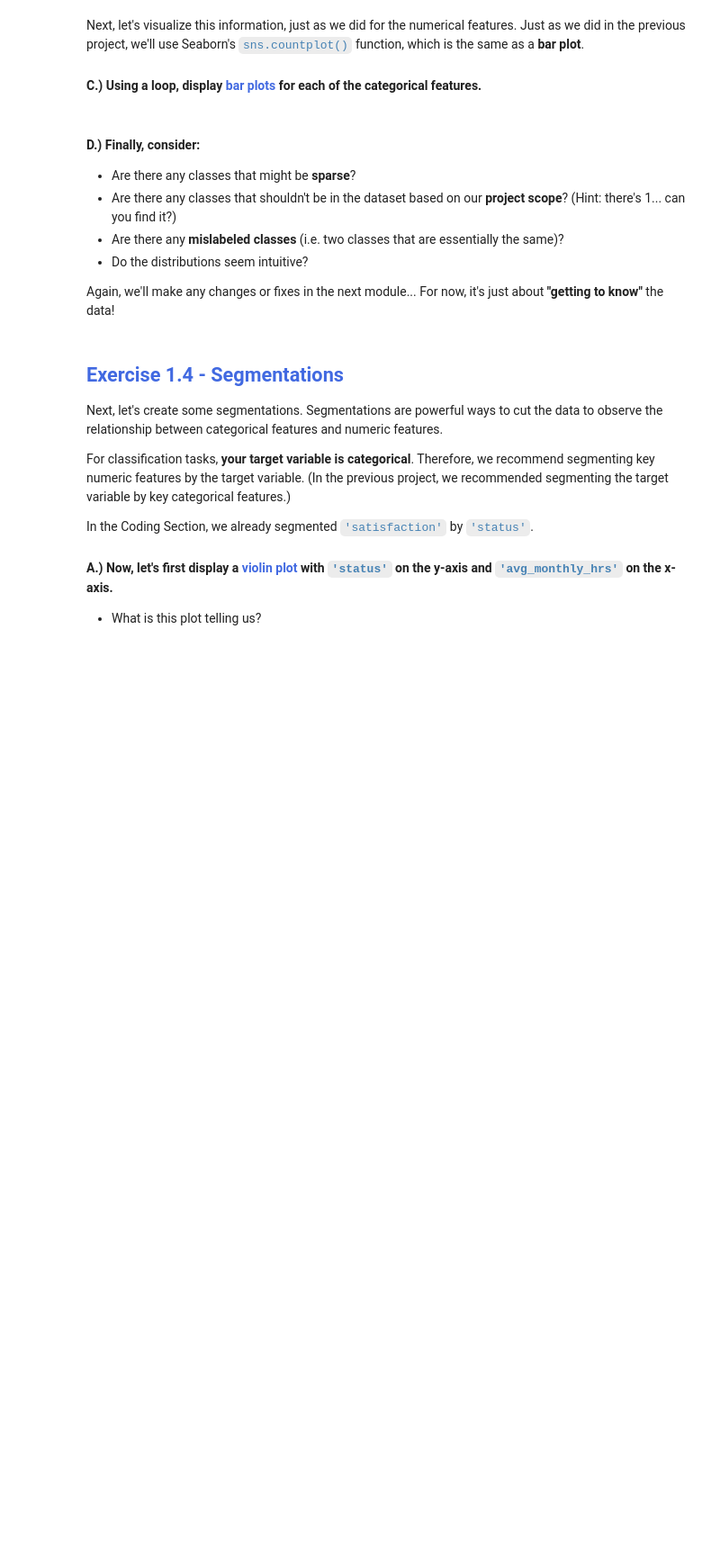
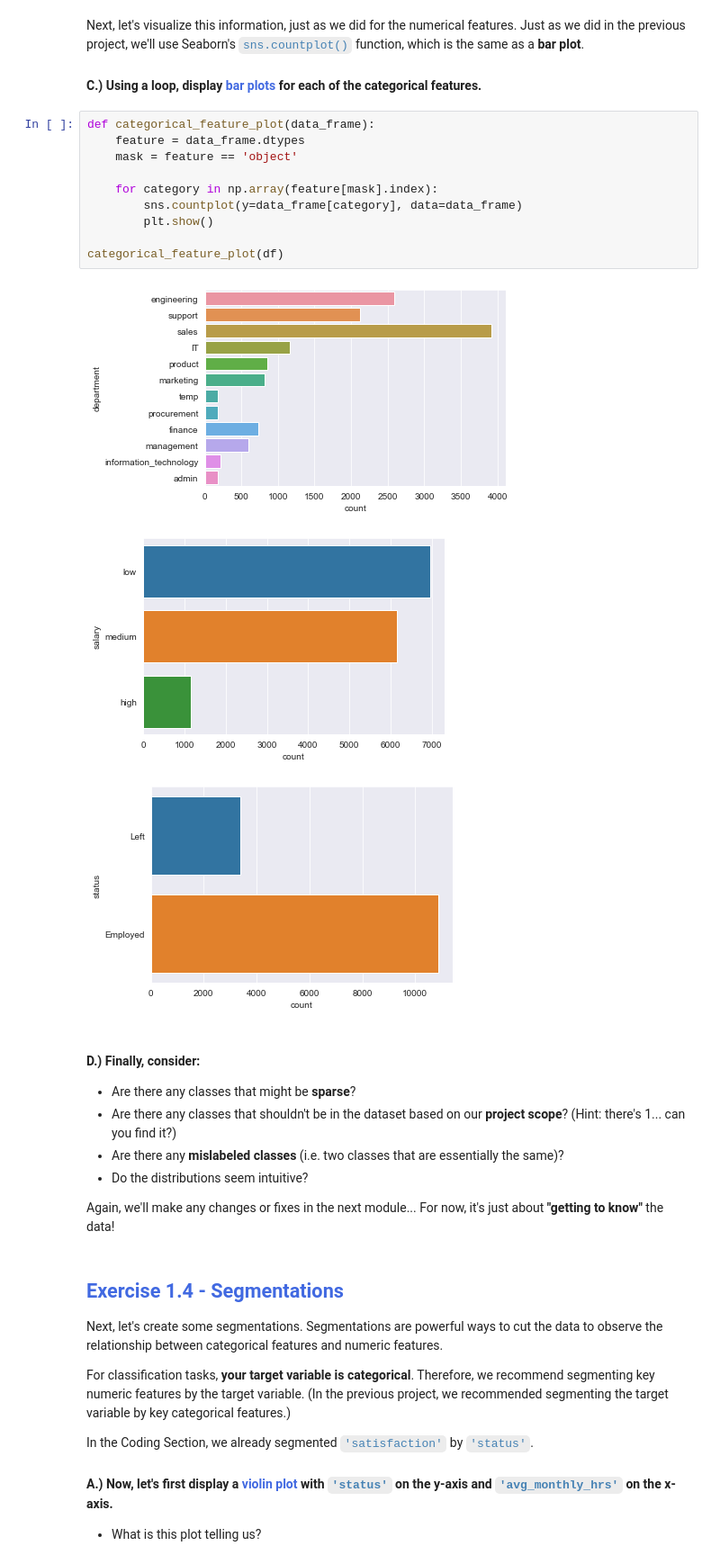
Before and after one commit to tundeiness/Chief-People-Officer, a Jupyter notebook: 1 - Workbook - Exploratory Analysis Plus.ipynb, the cells around one changed output. Shown at 90% size. Cells and saved outputs as stored; diff of their text form; blank space fills up the shorter version.

Commit message:
display bar plots for each of the categorical features

```diff
--- a/1 - Workbook - Exploratory Analysis Plus.ipynb
+++ b/1 - Workbook - Exploratory Analysis Plus.ipynb
@@ -665,6 +670,20 @@ You should be able to answer each of those questions from the summary statistics
 Next, let's visualize this information, just as we did for the numerical features. Just as we did in the previous project, we'll use Seaborn's <code style="color:steelblue">sns.countplot()</code> function, which is the same as a **bar plot**.
 
 #### C.) Using a loop, display <span style="color:royalblue">bar plots</span> for each of the categorical features.
+# %%
+def categorical_feature_plot(data_frame):
+    feature = data_frame.dtypes
+    mask = feature == 'object'
+
+    for category in np.array(feature[mask].index):
+        sns.countplot(y=data_frame[category], data=data_frame)
+        plt.show()
+
+categorical_feature_plot(df)
+# %% [output]
+[figure, added]
+[figure, added]
+[figure, added]
 # %% [markdown]
 #### D.) Finally, consider:
 * Are there any classes that might be **sparse**?
```
Also changed, not shown: parts of 1 cell of this notebook.
